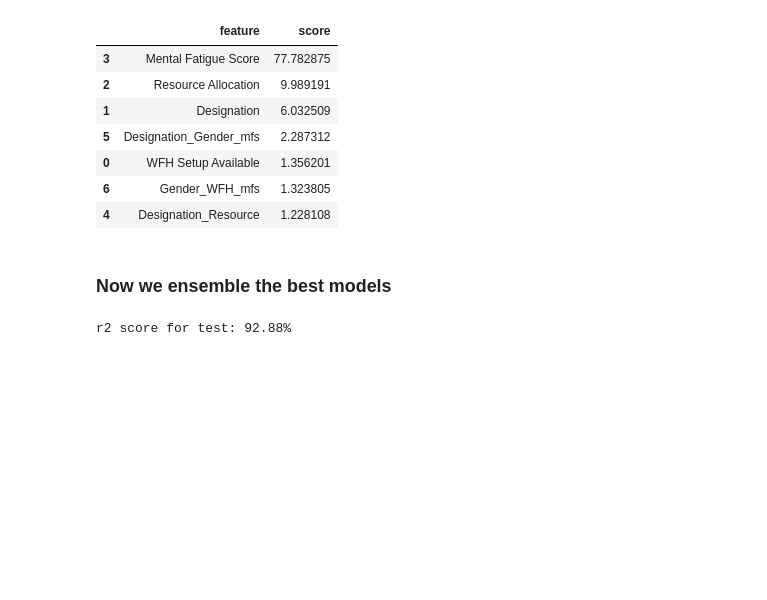
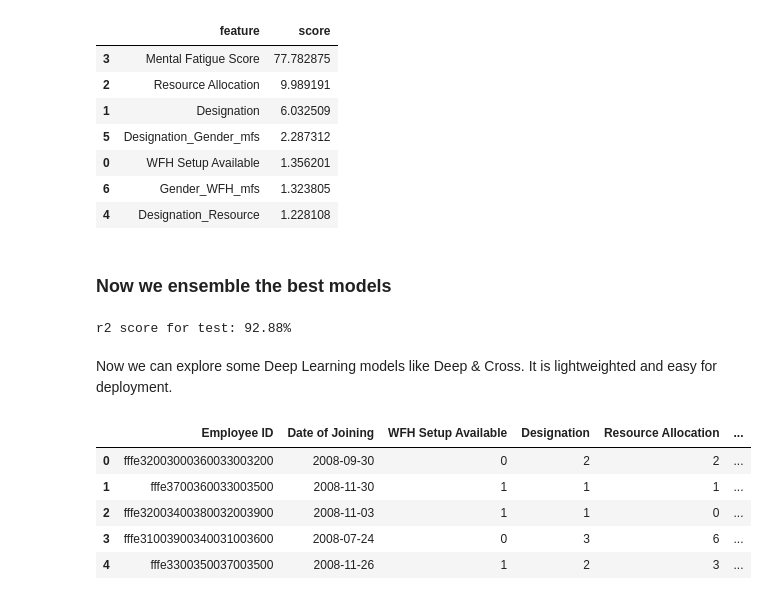
Before and after one commit to rpatel26/ECE229Group7, a Jupyter notebook: Model/Employee Burnout Prediction.ipynb, the cells around one changed output. Saved outputs shown, nothing was run; the diff lists cells and outputs as text; code cells hidden in the pictures; blank space fills up the shorter version.

Commit message:
add some analysis and update a DL model

```diff
--- a/Model/Employee Burnout Prediction.ipynb
+++ b/Model/Employee Burnout Prediction.ipynb
@@ -182,0 +210,15 @@ test_encoded = data_encoder(test)
+# %%
+from xgboost import XGBRegressor
+train_encoded = train_encoded.drop_duplicates(keep='first')  # dropping duplicates
+cols = ['WFH Setup Available','Designation','Resource Allocation',
+        'Mental Fatigue Score','Burn Rate', 'Gender_Male','Company Type_Service']
+df_first =train_encoded[cols]
+xtrain_first, xtest_first, ytrain_first, ytest_first = train_test_split(df_first.loc[:, df_first.columns != "Burn Rate"],
+                                                       df_first.loc[:, df_first.columns == "Burn Rate"],
+                                                       test_size=0.3, random_state=88)
+
+model_xgb_first=XGBRegressor(max_depth=5,min_child_weight=4)
+model_xgb_first.fit(xtrain_first, ytrain_first)
+eval_model(model_xgb_first, xtrain_first, xtest_first, ytrain_first, ytest_first)
+
+pd.DataFrame({"feature":list(xtrain_first.columns),"score":model_xgb_first.feature_importances_}).sort_values(by='score',ascending=False)
@@ -349,3 +397,19 @@ r2_test_ensemble = r2_score(ytest, pred)
 print("r2 score for test: "+str(round(100*r2_test_ensemble,2))+"%")
 # %% [output]
 r2 score for test: 92.88%
+# %% [markdown]
+Now we can explore some Deep Learning models like Deep & Cross. It is lightweighted and easy for deployment.
+# %%
+df_train['Designation'] = df_train['Designation'].apply(lambda x: int(x))
+df_train['Resource Allocation'] = df_train['Resource Allocation'].apply(lambda x: int(x)-1)
+df_test['Designation'] = df_test['Designation'].apply(lambda x: int(x))
+df_test['Resource Allocation'] = df_test['Resource Allocation'].apply(lambda x: int(x)-1)
+
+df_train.head()
+# %% [output]
+|  | Employee ID | Date of Joining | WFH Setup Available | Designation | Resource Allocation | ... |
+| 0 | fffe32003000360033003200 | 2008-09-30 | 0 | 2 | 2 | ... |
+| 1 | fffe3700360033003500 | 2008-11-30 | 1 | 1 | 1 | ... |
+| 2 | fffe32003400380032003900 | 2008-11-03 | 1 | 1 | 0 | ... |
+| 3 | fffe31003900340031003600 | 2008-07-24 | 0 | 3 | 6 | ... |
+| 4 | fffe3300350037003500 | 2008-11-26 | 1 | 2 | 3 | ... |
```
Also changed, not shown: parts of 11 cells of this notebook.
